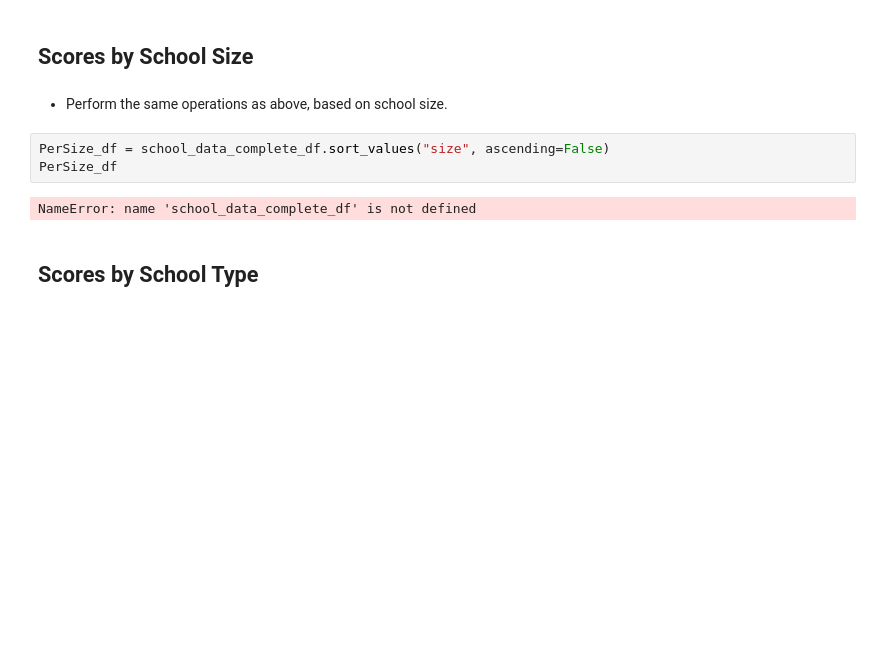
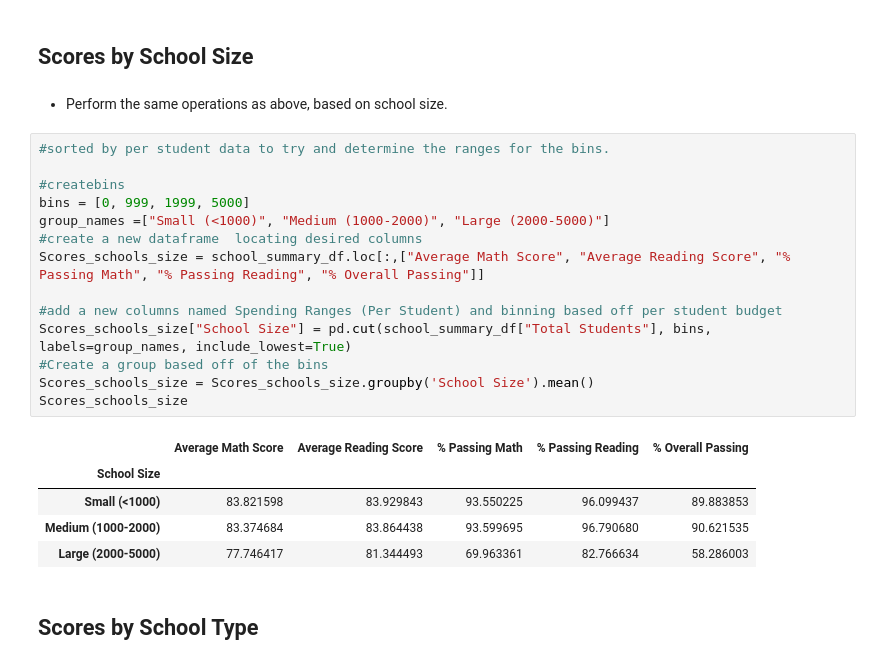
Before and after one commit to Courtneyrobison3/pandas-challenge, a Jupyter notebook: PyCitySchools/PyCitySchools_starter.ipynb, the cells around one changed output. Saved outputs shown, nothing was run; the diff lists cells and outputs as text; blank space fills up the shorter version.

```diff
--- a/PyCitySchools/PyCitySchools_starter.ipynb
+++ b/PyCitySchools/PyCitySchools_starter.ipynb
@@ -349,11 +351,26 @@ PerSB_df
 ## Scores by School Size
 # %% [markdown]
 * Perform the same operations as above, based on school size.
-# %%
-PerSize_df = school_data_complete_df.sort_values("size", ascending=False)
-PerSize_df
-# %% [output]
-NameError: name 'school_data_complete_df' is not defined
+# %%
+#sorted by per student data to try and determine the ranges for the bins.
+
+#createbins
+bins = [0, 999, 1999, 5000]
+group_names =["Small (<1000)", "Medium (1000-2000)", "Large (2000-5000)"]
+#create a new dataframe  locating desired columns
+Scores_schools_size = school_summary_df.loc[:,["Average Math Score", "Average Reading Score", "% Passing Math", "% Passing Reading", "% Overall Passing"]]
+
+#add a new columns named Spending Ranges (Per Student) and binning based off per student budget
+Scores_schools_size["School Size"] = pd.cut(school_summary_df["Total Students"], bins, labels=group_names, include_lowest=True)
+#Create a group based off of the bins
+Scores_schools_size = Scores_schools_size.groupby('School Size').mean()
+Scores_schools_size
+# %% [output]
+|  | Average Math Score | Average Reading Score | % Passing Math | % Passing Reading | % Overall Passing |
+| School Size |  |  |  |  |  |
+| Small (<1000) | 83.821598 | 83.929843 | 93.550225 | 96.099437 | 89.883853 |
+| Medium (1000-2000) | 83.374684 | 83.864438 | 93.599695 | 96.790680 | 90.621535 |
+| Large (2000-5000) | 77.746417 | 81.344493 | 69.963361 | 82.766634 | 58.286003 |
 # %% [markdown]
 ## Scores by School Type
 # %% [markdown]
```
Also changed, not shown: parts of 4 cells of this notebook.
